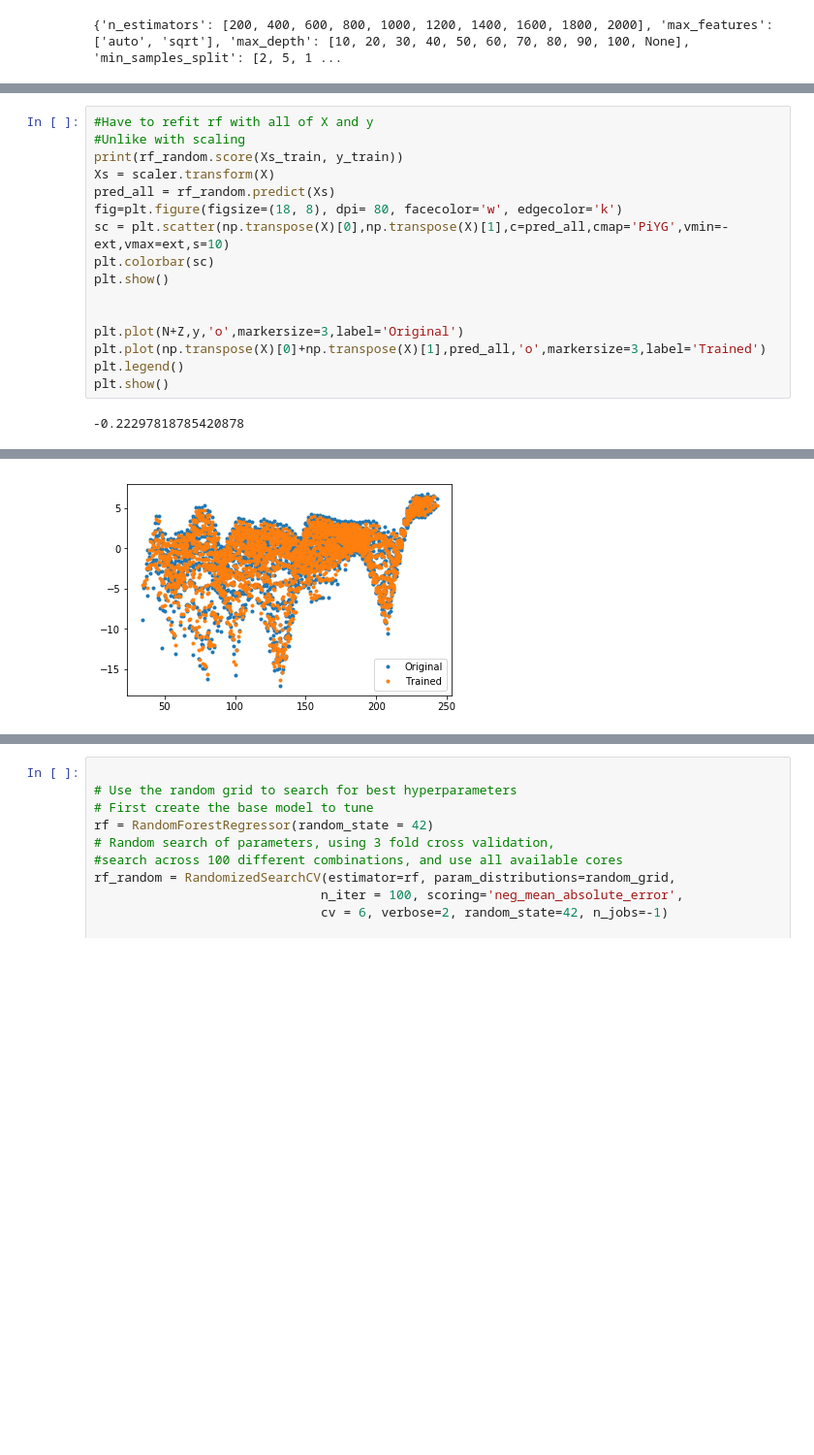
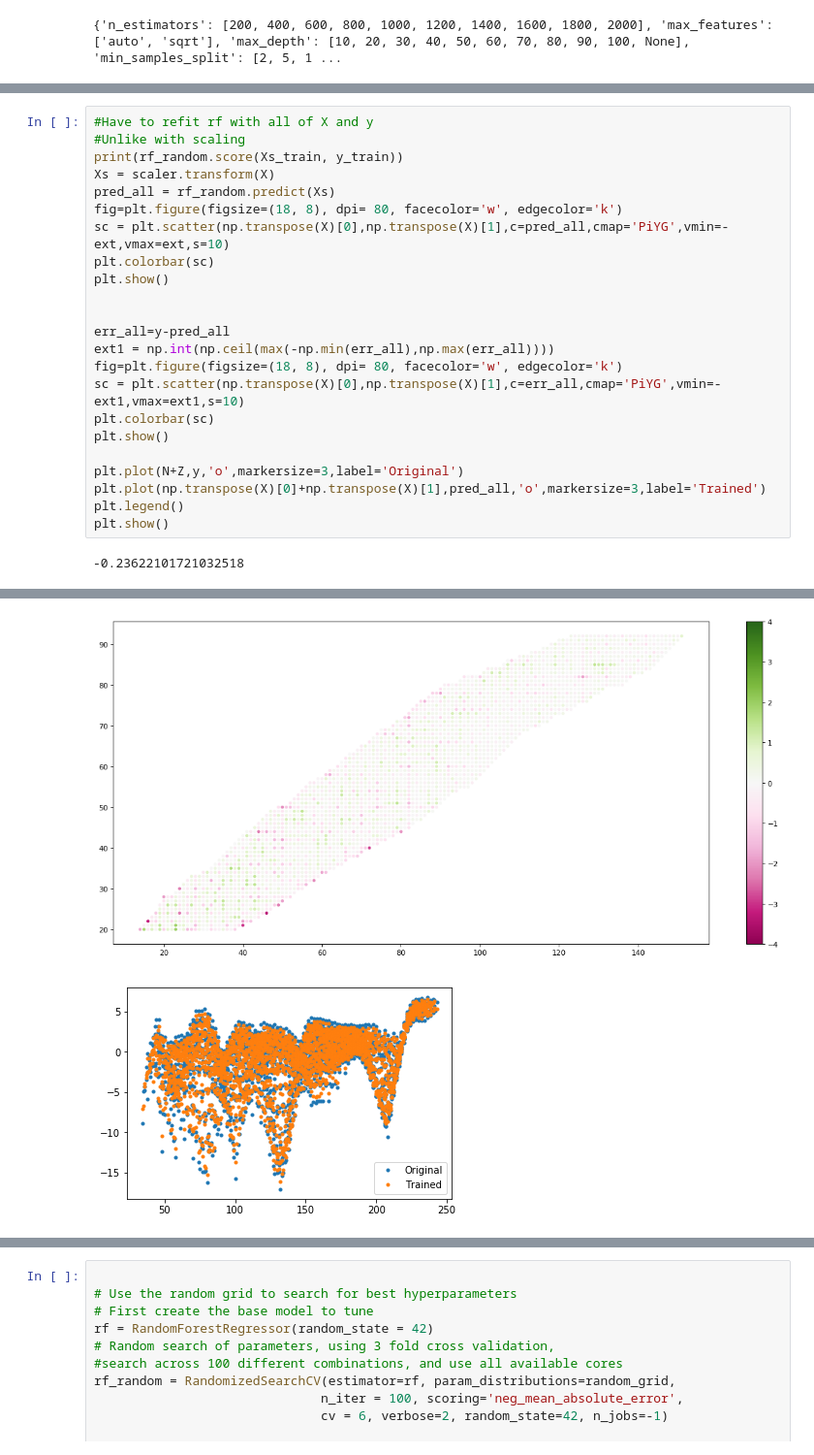
Before and after one commit to MAtthewCrow12/CrowleyDLP, a Jupyter notebook: MLtrial.ipynb, the cells around one changed output, grey strips where cells are left out. Shown at 97% size. Saved outputs shown, nothing was run; the diff lists cells and outputs as text; blank space fills up the shorter version.

```diff
--- a/MLtrial.ipynb
+++ b/MLtrial.ipynb
@@ -705,23 +674,31 @@ Fitting 3 folds for each of 100 candidates, totalling 300 fits
 # %%
 #Have to refit rf with all of X and y
 #Unlike with scaling
 print(rf_random.score(Xs_train, y_train))
 Xs = scaler.transform(X)
 pred_all = rf_random.predict(Xs)
 fig=plt.figure(figsize=(18, 8), dpi= 80, facecolor='w', edgecolor='k')
 sc = plt.scatter(np.transpose(X)[0],np.transpose(X)[1],c=pred_all,cmap='PiYG',vmin=-ext,vmax=ext,s=10)
 plt.colorbar(sc)
 plt.show()
 
 
+err_all=y-pred_all
+ext1 = np.int(np.ceil(max(-np.min(err_all),np.max(err_all))))
+fig=plt.figure(figsize=(18, 8), dpi= 80, facecolor='w', edgecolor='k')
+sc = plt.scatter(np.transpose(X)[0],np.transpose(X)[1],c=err_all,cmap='PiYG',vmin=-ext1,vmax=ext1,s=10)
+plt.colorbar(sc)
+plt.show()
+
 plt.plot(N+Z,y,'o',markersize=3,label='Original')
 plt.plot(np.transpose(X)[0]+np.transpose(X)[1],pred_all,'o',markersize=3,label='Trained')
 plt.legend()
 plt.show()
 # %% [output]
--0.22297818785420878
+-0.23622101721032518
 [figure]
-[figure, old version]
+[figure, new version]
+[figure, added]
 # %%
 predictions=rf_random.predict(Xs_train)
 errors = abs(predictions-y_train)
```
Also changed, not shown: parts of 9 cells of this notebook.
